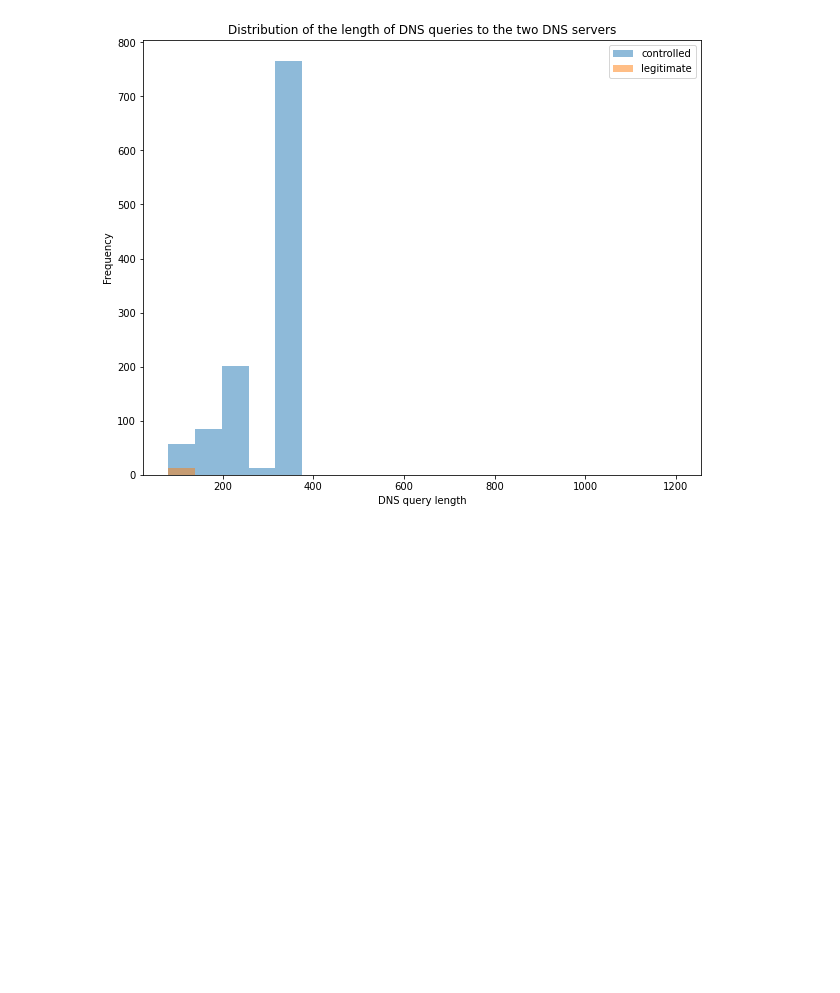
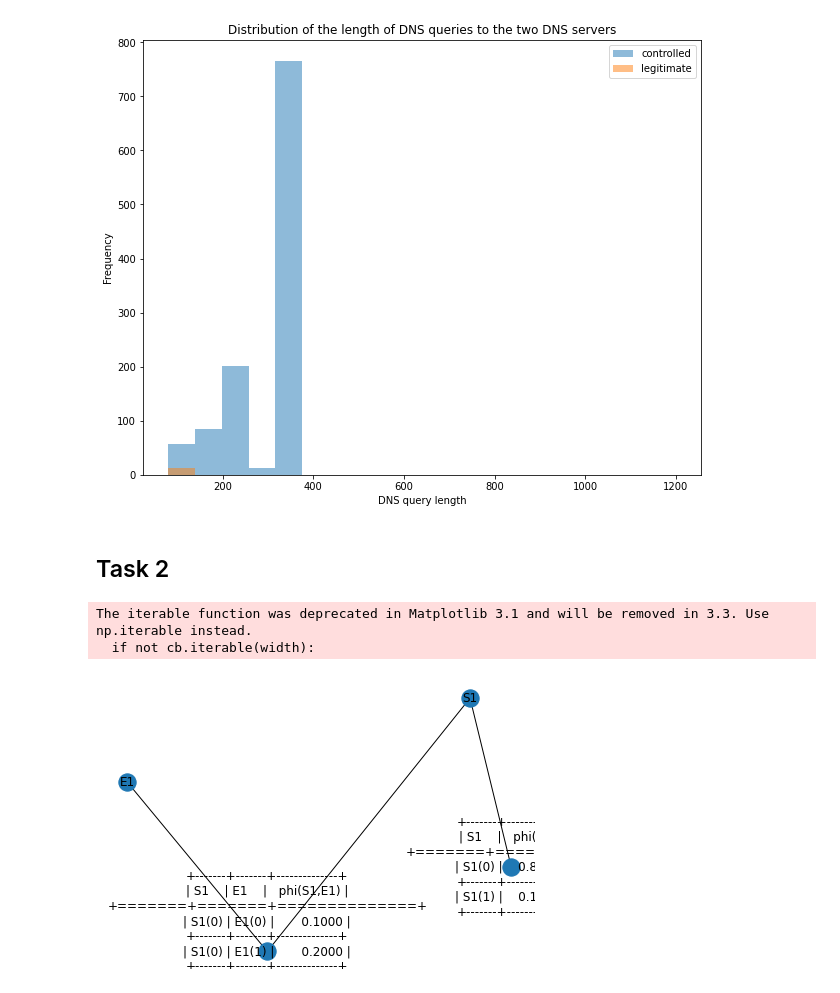
Before and after one commit to cam-ge/mp3, a Jupyter notebook: zinan2_MP3.ipynb, the cells around one changed output. Drawn from its saved outputs; the diff is of its cells as text; code cells hidden in the pictures; blank space fills up the shorter version.

```diff
--- a/zinan2_MP3.ipynb
+++ b/zinan2_MP3.ipynb
@@ -385,0 +394,29 @@ plt.show()
+# %% [markdown]
+## Task 2
+# %%
+G = FactorGraph() ## Create FactorGraph object
+###############################
+#   TODO: Define factor functions
+###############################
+f_1 = DiscreteFactor(['S1'], [2],  values=[0.85,0.15])
+f_2 = DiscreteFactor(['S1','E1'], [2,2], values=[0.1,0.2,0,0.5])
+
+###############################
+#   TODO: Add random variables
+#         and factor functions
+###############################
+G.add_nodes_from(['S1','E1'])  ## Add random variables
+G.add_factors(f_1,f_2)     ## Add factor functions
+
+###############################
+#   TODO: Add the edges for random
+#   variables and factor functions
+###############################
+G.add_edges_from([('S1', f_1),('S1', f_2),('E1', f_2)])
+G.check_model()
+nx.draw(G,with_labels =True)
+plt.show()
+# %% [output]
+The iterable function was deprecated in Matplotlib 3.1 and will be removed in 3.3. Use np.iterable instead.
+  if not cb.iterable(width):
+[figure, added]
```
Also changed, not shown: parts of 33 cells of this notebook.
